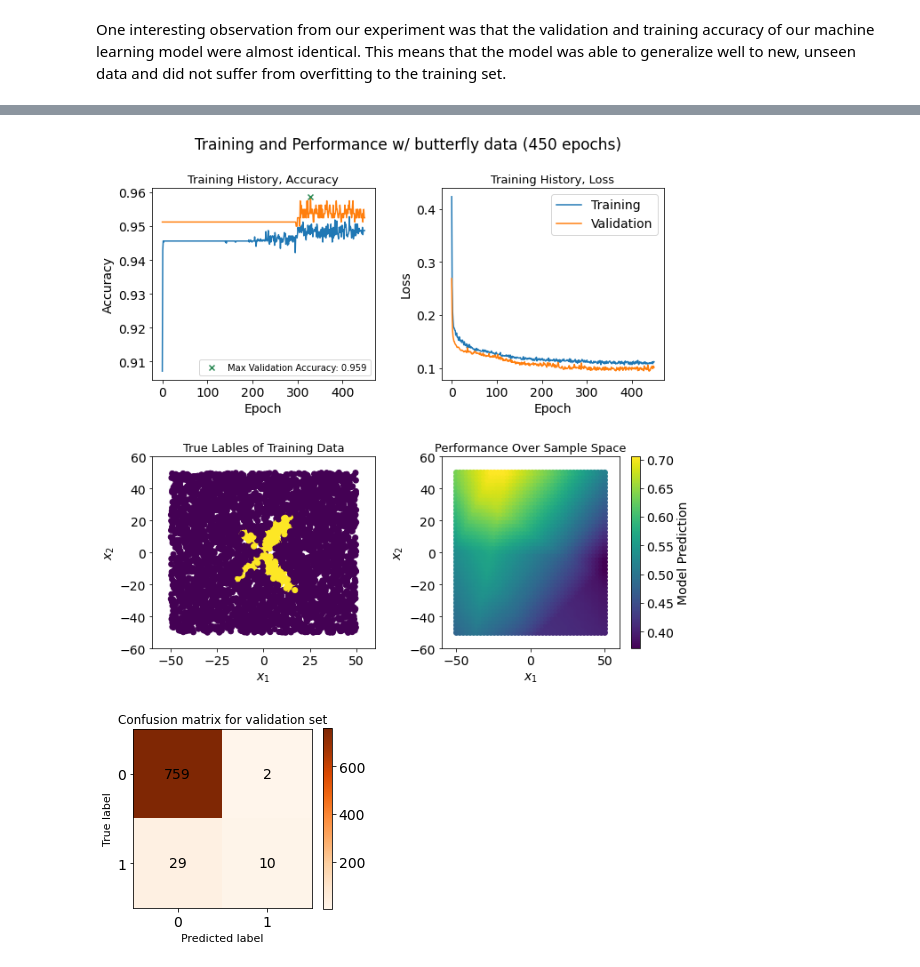
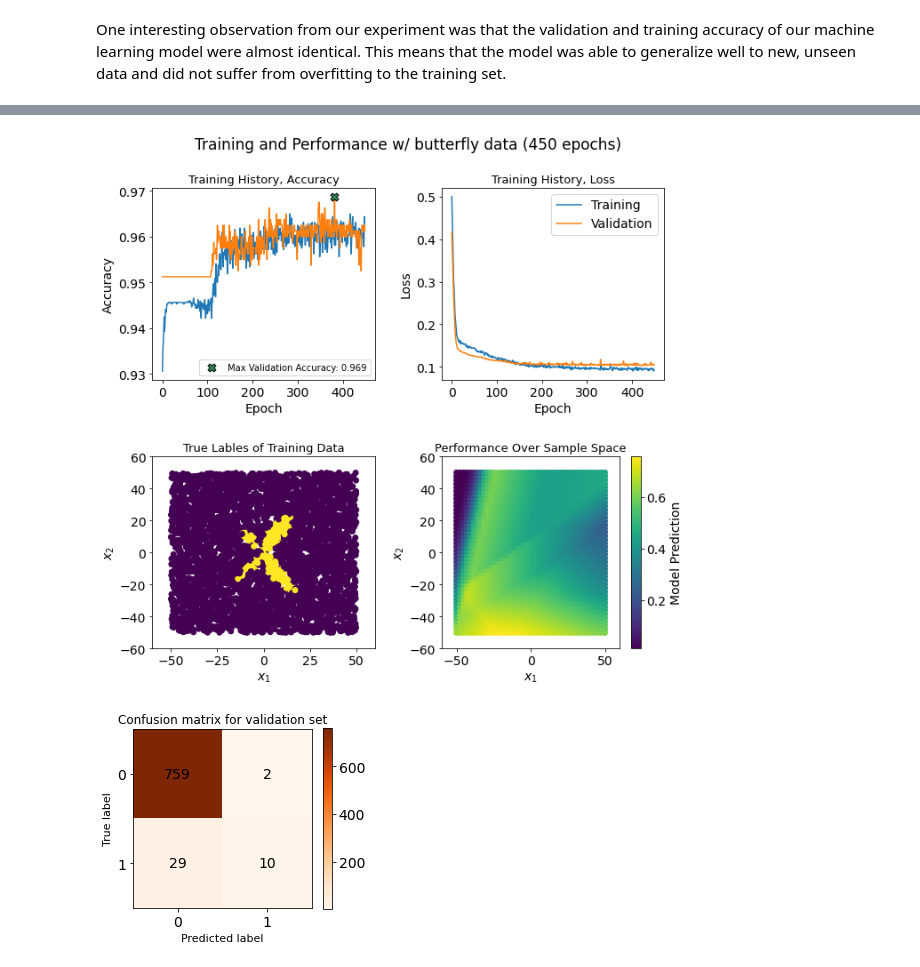
Before and after one commit to Berto70/comp_lab_b, a Jupyter notebook: assignments/group2307_exercise1.ipynb, the cells around one changed output, grey strips where cells are left out. Saved outputs shown, nothing was run; the diff lists cells and outputs as text; code cells hidden in the pictures.

```diff
--- a/assignments/group2307_exercise1.ipynb
+++ b/assignments/group2307_exercise1.ipynb
@@ -171,7 +172,7 @@ The model consists of an input layer, two hidden layers with 20 neurons each and
 
 The model is compiled using binary cross-entropy loss and accuracy as the evaluation metric. Finally, the model is returned.
 # %%
-def created_model(optimizer= adam_v2.Adam(), activation='relu', dropout_rate=0.2):
+def created_model(optimizer= adam_v2.Adam(), activation='relu', dropout_rate=0.0):
 
     model = Sequential()
     model.add(Dense(L, input_shape=(L,), activation=activation))
@@ -187,0 +193,12 @@ def created_model(optimizer= adam_v2.Adam(), activation='relu', dropout_rate=0.2
+# %%
+model=created_model()
+epochs = 0
+accuracy = 0.0
+
+while accuracy < 0.85:
+    model.fit(x_train1, y_train1, epochs=1) # train for one epoch
+    loss, accuracy = model.evaluate(x_valid1, y_valid1, verbose=False) # evaluate the model on the test set
+    epochs += 1
+    print(f"Epoch {epochs}: Accuracy = {accuracy}")
+
+print(f"Model reached 85% accuracy after {epochs} epochs")
@@ -1528,7 +1563,7 @@ fig.suptitle('Training and Performance w/ butterfly data (450 epochs)', y=1, fon
 ax = AX[0][0]
 ax.set_title('Training History, Accuracy', fontsize=13)
 mystring = "Max Validation Accuracy: "+str(round(max_val_acc_shape, 3))
-ax.scatter(max_val_epoch_shape, max_val_acc_shape, color='seagreen', marker='x', label=mystring, zorder = 10)
+ax.scatter(max_val_epoch_shape, max_val_acc_shape, color='seagreen', edgecolors="black", marker='X', s=80, label=mystring, zorder = 10)
 ax.plot(fit_shape.history['accuracy'])
 ax.plot(fit_shape.history['val_accuracy'])
 ax.legend(fontsize = 10)
@@ -1584,4 +1619,4 @@ The best validation accuracy, 0.959, was achieved on the 329th epoch.
-[figure, old version]
+[figure, new version]
 # %%
 # Predicting the labels for the validation set
 y_pred = best_model.predict(x_valid_shape)
```
Also changed, not shown: parts of 30 cells of this notebook, 1 other file.
